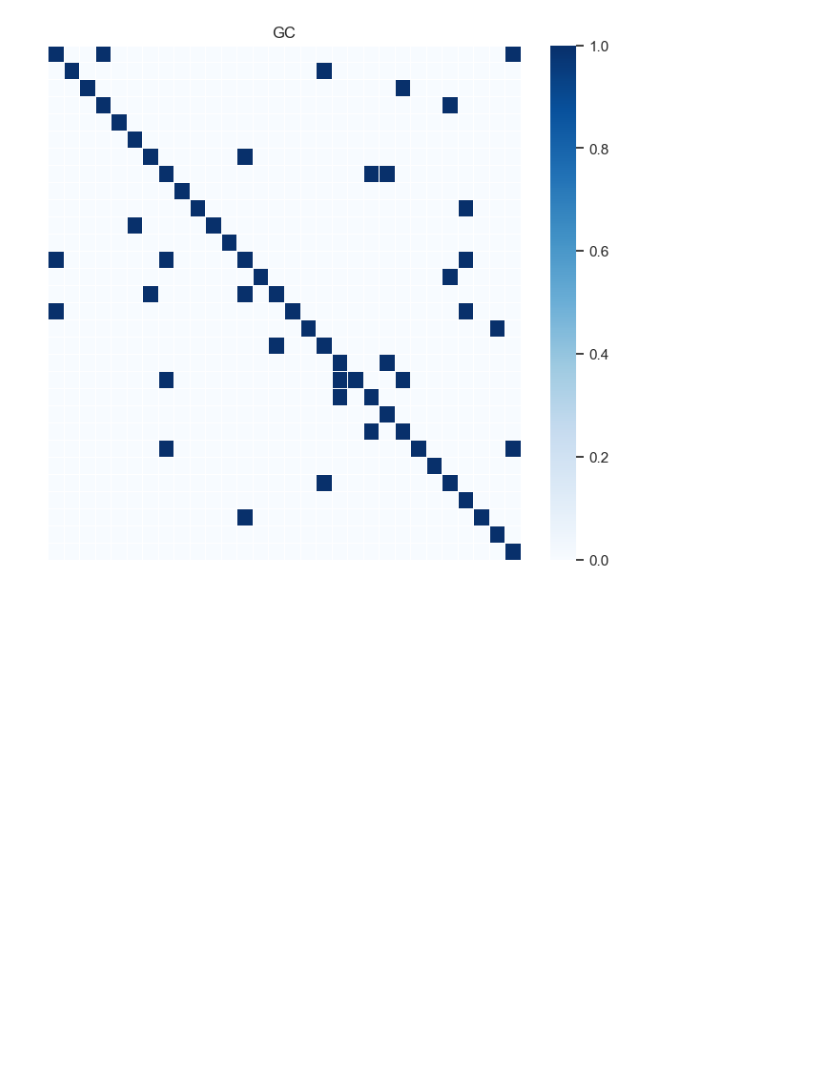
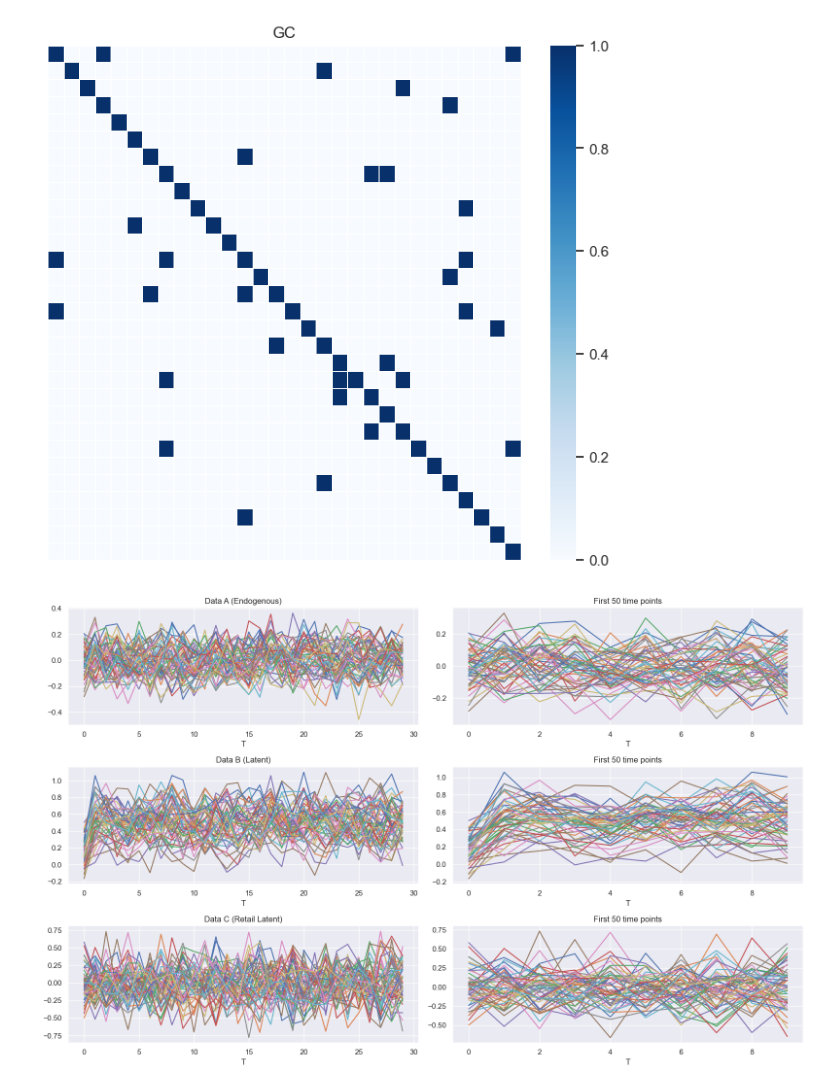
Before and after one commit to arthur900530/Neural-Network-on-Granger-Causality-and-VAR, a Jupyter notebook: src/var_simulation_demo.ipynb, the cells around one changed output. Saved outputs shown, nothing was run; the diff lists cells and outputs as text; code cells hidden in the pictures; blank space fills up the shorter version.

Commit message:
Add simulation config settings

```diff
--- a/src/var_simulation_demo.ipynb
+++ b/src/var_simulation_demo.ipynb
@@ -5,7 +5,7 @@ import matplotlib.pylab as plt
 import numpy as np
 import yaml
 # %%
-with open("configs/config.yaml", "r") as stream:
+with open("../configs/simulation.yaml", "r") as stream:
     try:
         cfg = yaml.safe_load(stream)
     except yaml.YAMLError as exc:
@@ -58,3 +58,27 @@ plt.axis('off')
 plt.show()
 # %% [output]
 [figure]
+# %%
+fig, axarr = plt.subplots(3, 2, figsize=(16, 10))
+axarr[0][0].plot(data_A['Y'])
+axarr[0][0].set_xlabel('T')
+axarr[0][0].set_title('Data A (Endogenous)')
+axarr[0][1].plot(data_A['Y'][:10])
+axarr[0][1].set_xlabel('T')
+axarr[0][1].set_title('First 50 time points')
+axarr[1][0].plot(data_B['Y'])
+axarr[1][0].set_xlabel('T')
+axarr[1][0].set_title('Data B (Latent)')
+axarr[1][1].plot(data_B['Y'][:10])
+axarr[1][1].set_xlabel('T')
+axarr[1][1].set_title('First 50 time points')
+axarr[2][0].plot(data_C['Y'])
+axarr[2][0].set_xlabel('T')
+axarr[2][0].set_title('Data C (Retail Latent)')
+axarr[2][1].plot(data_C['Y'][:10])
+axarr[2][1].set_xlabel('T')
+axarr[2][1].set_title('First 50 time points')
+plt.tight_layout()
+plt.show()
+# %% [output]
+[figure, added]
```
Also changed, not shown: parts of 1 cell of this notebook, 9 other files.
